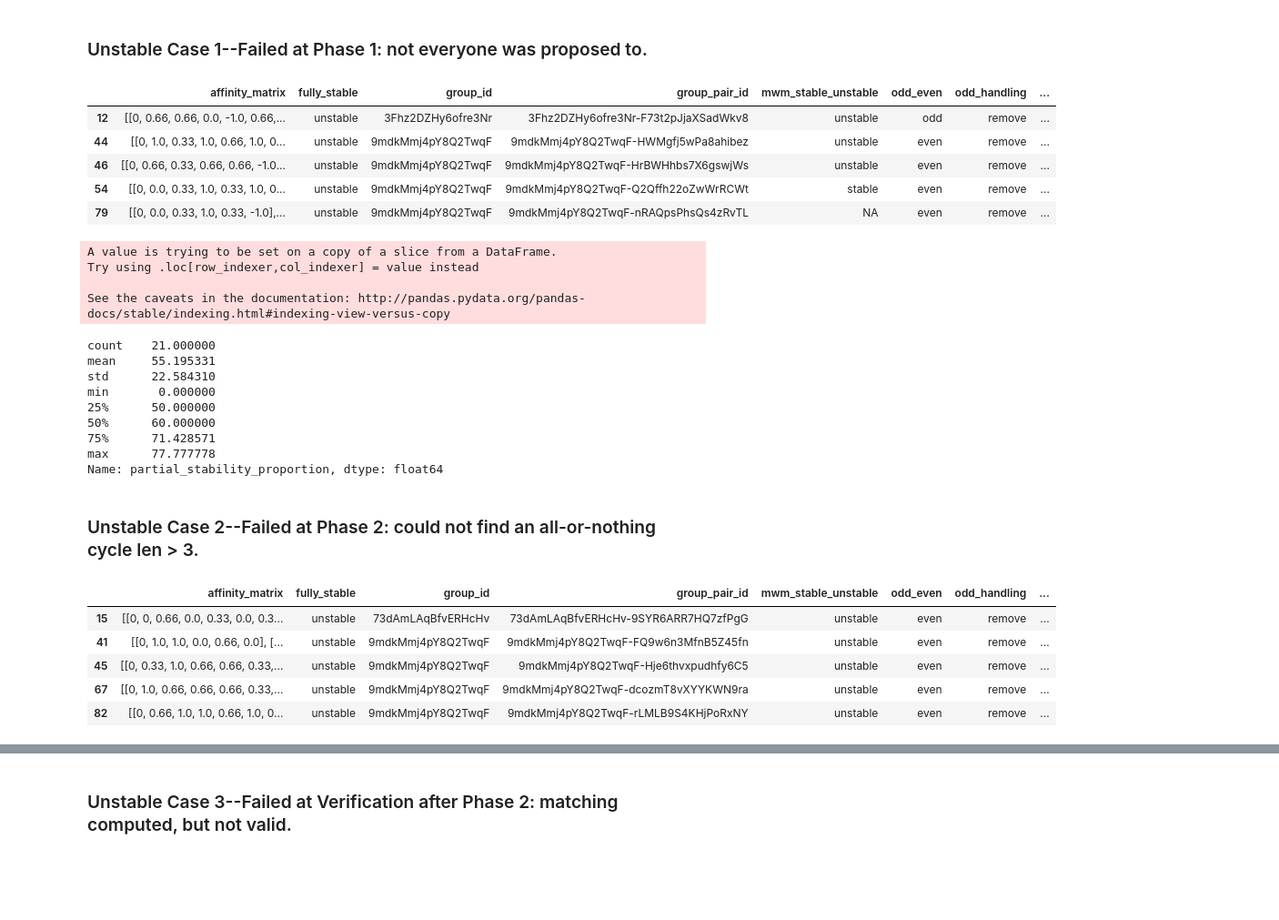
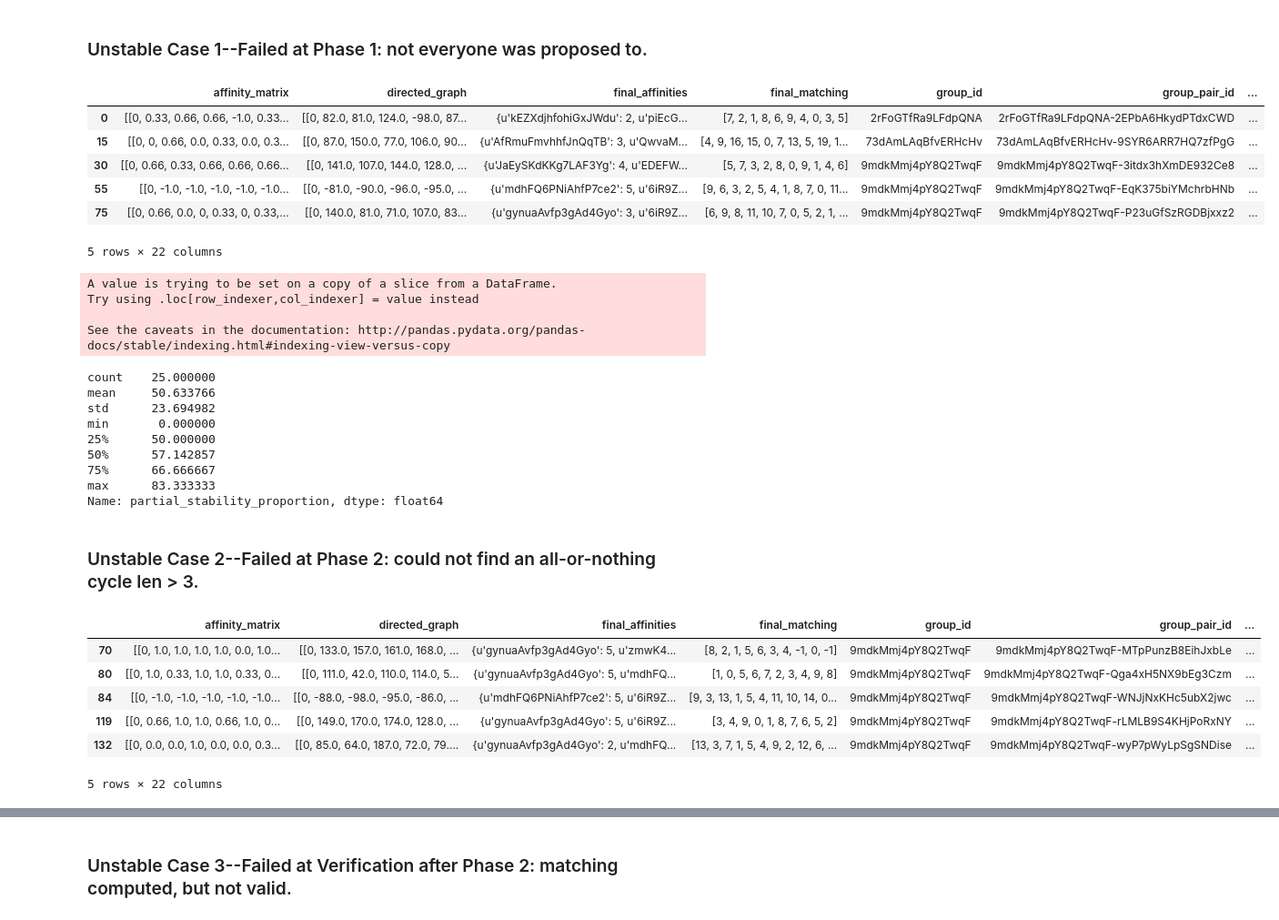
Before and after one commit to melissachen2000/pair-research-matching-alg, a Jupyter notebook: analysis/SRMatchingAnalysis.ipynb, the cells around one changed output, grey strips where cells are left out. Shown at 91% size. Drawn from its saved outputs; the diff is of its cells as text; code cells hidden in the pictures; blank space fills up the shorter version.

```diff
--- a/analysis/SRMatchingAnalysis.ipynb
+++ b/analysis/SRMatchingAnalysis.ipynb
@@ -150,5 +156,6 @@ print('Original size: {} --> New size: {}'.format(pairings_orig_size, pairings_n
 
 # display current pairings
 print('Pairing count: {}, Unique group count: {}'.format(len(pairings), len(pairings.groupId.unique())))
-pairings.sort_values('timestamp', ascending=True).head()
+pairings.sort_values('timestamp', ascending=False, inplace=True)
+pairings.head()
 # %% [output]
@@ -180,5 +187,6 @@ print('Original size: {} --> New size: {}'.format(pairs_history_orig_size, pairs
 # display current pairs_history
 print('Unique group count: {}, Unique pairing count: {}'.format(len(pairs_history.groupId.unique()),
                                                                 len(pairs_history.group_pairing_id.unique())))
-pairs_history.sort_values('timestamp', ascending=True).head()
+pairs_history.sort_values('timestamp', ascending=False, inplace=True)
+pairs_history.head()
 # %% [output]
@@ -252,7 +260,7 @@ affinities_history['group_pairing_id'] = affinities_history['groupId'] + '-' + a
 
 # remove duplicate ratings
 affinities_history.sort_values(['group_pairing_id', 'helpeeId', 'helperId'], inplace=True)
-affinities_history.drop_duplicates(subset=['group_pairing_id', 'helpeeId', 'helperId'], keep='first', inplace=True)
+affinities_history.drop_duplicates(subset=['group_pairing_id', 'helpeeId', 'helperId'], keep='last', inplace=True)
 affinities_history.reset_index(drop=True, inplace=True)
 
 # print change in size
@@ -711,44 +924,46 @@ remove_all_pairings_df[['fully_stable', 'stable_printout', 'odd_even', 'group_pa
 # %% [markdown]
 ### Unstable Case 1--Failed at Phase 1: not everyone was proposed to.
 # %%
-unstable_cases_1 = remove_all_pairings_df[remove_all_pairings_df['stable_printout'] == 'Failed at Phase 1: not everyone was proposed to.']
+unstable_cases_1 = remove_all_pairings_df[remove_all_pairings_df['sr_debug'] == 'Failed at Phase 1: not everyone was proposed to.']
 unstable_cases_1.head()
 # %% [output]
-|  | affinity_matrix | fully_stable | group_id | group_pair_id | mwm_stable_unstable | odd_even | odd_handling | ... |
-| 12 | [[0, 0.66, 0.66, 0.0, -1.0, 0.66,... | unstable | 3Fhz2DZHy6ofre3Nr | 3Fhz2DZHy6ofre3Nr-F73t2pJjaXSadWkv8 | unstable | odd | remove | ... |
-| 44 | [[0, 1.0, 0.33, 1.0, 0.66, 1.0, 0... | unstable | 9mdkMmj4pY8Q2TwqF | 9mdkMmj4pY8Q2TwqF-HWMgfj5wPa8ahibez | unstable | even | remove | ... |
-| 46 | [[0, 0.66, 0.33, 0.66, 0.66, -1.0... | unstable | 9mdkMmj4pY8Q2TwqF | 9mdkMmj4pY8Q2TwqF-HrBWHhbs7X6gswjWs | unstable | even | remove | ... |
-| 54 | [[0, 0.0, 0.33, 1.0, 0.33, 1.0, 0... | unstable | 9mdkMmj4pY8Q2TwqF | 9mdkMmj4pY8Q2TwqF-Q2Qffh22oZwWrRCWt | stable | even | remove | ... |
-| 79 | [[0, 0.0, 0.33, 1.0, 0.33, -1.0],... | unstable | 9mdkMmj4pY8Q2TwqF | 9mdkMmj4pY8Q2TwqF-nRAQpsPhsQs4zRvTL | NA | even | remove | ... |
+|  | affinity_matrix | directed_graph | final_affinities | final_matching | group_id | group_pair_id | ... |
+| 0 | [[0, 0.33, 0.66, 0.66, -1.0, 0.33... | [[0, 82.0, 81.0, 124.0, -98.0, 87... | {u'kEZXdjhfohiGxJWdu': 2, u'piEcG... | [7, 2, 1, 8, 6, 9, 4, 0, 3, 5] | 2rFoGTfRa9LFdpQNA | 2rFoGTfRa9LFdpQNA-2EPbA6HkydPTdxCWD | ... |
+| 15 | [[0, 0, 0.66, 0.0, 0.33, 0.0, 0.3... | [[0, 87.0, 150.0, 77.0, 106.0, 90... | {u'AfRmuFmvhhfJnQqTB': 3, u'QwvaM... | [4, 9, 16, 15, 0, 7, 13, 5, 19, 1... | 73dAmLAqBfvERHcHv | 73dAmLAqBfvERHcHv-9SYR6ARR7HQ7zfPgG | ... |
+| 30 | [[0, 0.66, 0.33, 0.66, 0.66, 0.66... | [[0, 141.0, 107.0, 144.0, 128.0, ... | {u'JaEySKdKKg7LAF3Yg': 4, u'EDEFW... | [5, 7, 3, 2, 8, 0, 9, 1, 4, 6] | 9mdkMmj4pY8Q2TwqF | 9mdkMmj4pY8Q2TwqF-3itdx3hXmDE932Ce8 | ... |
+| 55 | [[0, -1.0, -1.0, -1.0, -1.0, -1.0... | [[0, -81.0, -90.0, -96.0, -95.0, ... | {u'mdhFQ6PNiAhfP7ce2': 5, u'6iR9Z... | [9, 6, 3, 2, 5, 4, 1, 8, 7, 0, 11... | 9mdkMmj4pY8Q2TwqF | 9mdkMmj4pY8Q2TwqF-EqK375biYMchrbHNb | ... |
+| 75 | [[0, 0.66, 0.0, 0, 0.33, 0, 0.33,... | [[0, 140.0, 81.0, 71.0, 107.0, 83... | {u'gynuaAvfp3gAd4Gyo': 3, u'6iR9Z... | [6, 9, 8, 11, 10, 7, 0, 5, 2, 1, ... | 9mdkMmj4pY8Q2TwqF | 9mdkMmj4pY8Q2TwqF-P23uGfSzRGDBjxxz2 | ... |
+5 rows × 22 columns
 # %%
 # compute proportion of return matching that was stable
-unstable_cases_1['partial_stability_proportion'] = unstable_cases_1.apply(lambda x: 100.0 * (x['sr_matching_cardinality'] / x['user_count']), axis=1)
+unstable_cases_1['partial_stability_proportion'] = unstable_cases_1.apply(lambda x: 100.0 * (x['sr_cardinality'] / x['user_count']), axis=1)
 unstable_cases_1['partial_stability_proportion'].describe()
 # %% [output]
 A value is trying to be set on a copy of a slice from a DataFrame.
 Try using .loc[row_indexer,col_indexer] = value instead
 
 See the caveats in the documentation: http://pandas.pydata.org/pandas-docs/stable/indexing.html#indexing-view-versus-copy
-count    21.000000
-mean     55.195331
-std      22.584310
+count    25.000000
+mean     50.633766
+std      23.694982
 min       0.000000
 25%      50.000000
-50%      60.000000
-75%      71.428571
-max      77.777778
+50%      57.142857
+75%      66.666667
+max      83.333333
 Name: partial_stability_proportion, dtype: float64
 # %% [markdown]
 ### Unstable Case 2--Failed at Phase 2: could not find an all-or-nothing cycle len > 3.
 # %%
-unstable_cases_2 = remove_all_pairings_df[remove_all_pairings_df['stable_printout'] == 'Failed at Phase 2: could not find an all-or-nothing cycle len > 3.']
+unstable_cases_2 = remove_all_pairings_df[remove_all_pairings_df['sr_debug'] == 'Failed at Phase 2: could not find an all-or-nothing cycle len > 3.']
 unstable_cases_2.head()
 # %% [output]
-|  | affinity_matrix | fully_stable | group_id | group_pair_id | mwm_stable_unstable | odd_even | odd_handling | ... |
-| 15 | [[0, 0, 0.66, 0.0, 0.33, 0.0, 0.3... | unstable | 73dAmLAqBfvERHcHv | 73dAmLAqBfvERHcHv-9SYR6ARR7HQ7zfPgG | unstable | even | remove | ... |
-| 41 | [[0, 1.0, 1.0, 0.0, 0.66, 0.0], [... | unstable | 9mdkMmj4pY8Q2TwqF | 9mdkMmj4pY8Q2TwqF-FQ9w6n3MfnB5Z45fn | unstable | even | remove | ... |
-| 45 | [[0, 0.33, 1.0, 0.66, 0.66, 0.33,... | unstable | 9mdkMmj4pY8Q2TwqF | 9mdkMmj4pY8Q2TwqF-Hje6thvxpudhfy6C5 | unstable | even | remove | ... |
-| 67 | [[0, 1.0, 0.66, 0.66, 0.66, 0.33,... | unstable | 9mdkMmj4pY8Q2TwqF | 9mdkMmj4pY8Q2TwqF-dcozmT8vXYYKWN9ra | unstable | even | remove | ... |
-| 82 | [[0, 0.66, 1.0, 1.0, 0.66, 1.0, 0... | unstable | 9mdkMmj4pY8Q2TwqF | 9mdkMmj4pY8Q2TwqF-rLMLB9S4KHjPoRxNY | unstable | even | remove | ... |
+|  | affinity_matrix | directed_graph | final_affinities | final_matching | group_id | group_pair_id | ... |
+| 70 | [[0, 1.0, 1.0, 1.0, 1.0, 0.0, 1.0... | [[0, 133.0, 157.0, 161.0, 168.0, ... | {u'gynuaAvfp3gAd4Gyo': 5, u'zmwK4... | [8, 2, 1, 5, 6, 3, 4, -1, 0, -1] | 9mdkMmj4pY8Q2TwqF | 9mdkMmj4pY8Q2TwqF-MTpPunzB8EihJxbLe | ... |
+| 80 | [[0, 1.0, 0.33, 1.0, 1.0, 0.33, 0... | [[0, 111.0, 42.0, 110.0, 114.0, 5... | {u'gynuaAvfp3gAd4Gyo': 5, u'mdhFQ... | [1, 0, 5, 6, 7, 2, 3, 4, 9, 8] | 9mdkMmj4pY8Q2TwqF | 9mdkMmj4pY8Q2TwqF-Qga4xH5NX9bEg3Czm | ... |
+| 84 | [[0, -1.0, -1.0, -1.0, -1.0, -1.0... | [[0, -88.0, -98.0, -95.0, -86.0, ... | {u'mdhFQ6PNiAhfP7ce2': 5, u'6iR9Z... | [9, 3, 13, 1, 5, 4, 11, 10, 14, 0... | 9mdkMmj4pY8Q2TwqF | 9mdkMmj4pY8Q2TwqF-WNJjNxKHc5ubX2jwc | ... |
+| 119 | [[0, 0.66, 1.0, 1.0, 0.66, 1.0, 0... | [[0, 149.0, 170.0, 174.0, 128.0, ... | {u'gynuaAvfp3gAd4Gyo': 5, u'6iR9Z... | [3, 4, 9, 0, 1, 8, 7, 6, 5, 2] | 9mdkMmj4pY8Q2TwqF | 9mdkMmj4pY8Q2TwqF-rLMLB9S4KHjPoRxNY | ... |
+| 132 | [[0, 0.0, 0.0, 1.0, 0.0, 0.0, 0.3... | [[0, 85.0, 64.0, 187.0, 72.0, 79.... | {u'gynuaAvfp3gAd4Gyo': 2, u'mdhFQ... | [13, 3, 7, 1, 5, 4, 9, 2, 12, 6, ... | 9mdkMmj4pY8Q2TwqF | 9mdkMmj4pY8Q2TwqF-wyP7pWyLpSgSNDise | ... |
+5 rows × 22 columns
 # %%
 # compute proportion of return matching that was stable
```
Also changed, not shown: parts of 39 cells of this notebook, 1 other file.
